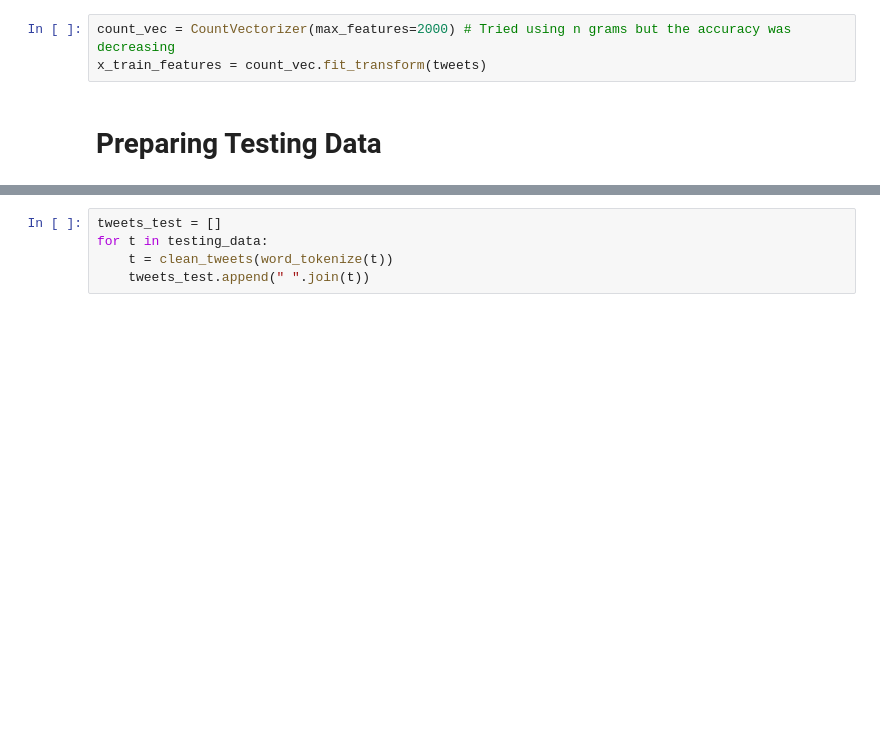
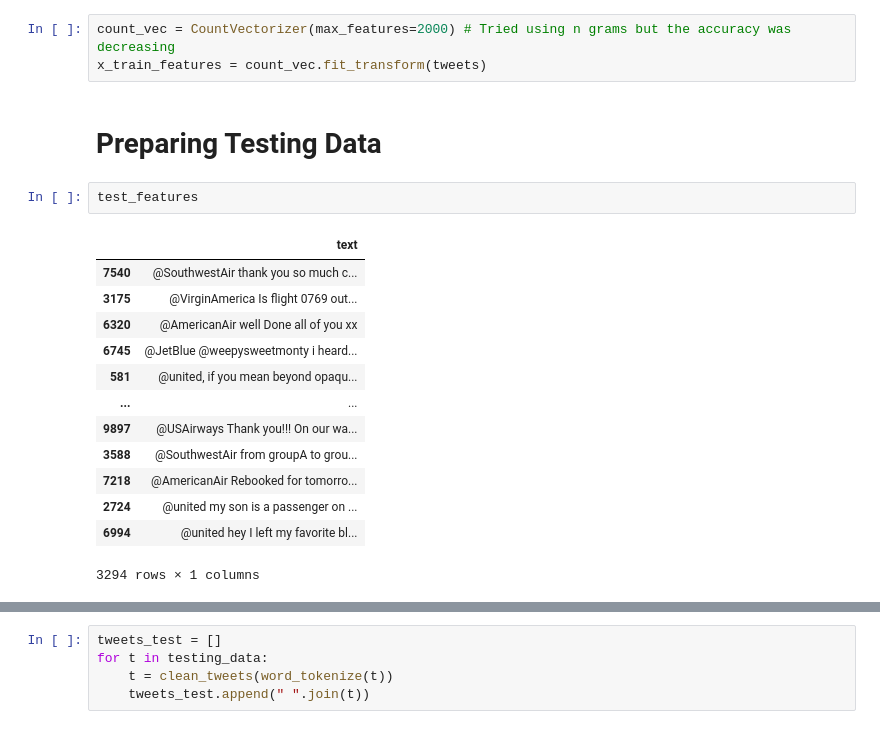
Before and after one commit to prateekk0810/Twitter-Sentiment-Analysis-on-Airlines-Dataset, a Jupyter notebook: Twitter Sentiment Analysis New.ipynb, the cells around one changed output, grey strips where cells are left out. Drawn from its saved outputs; the diff is of its cells as text; blank space fills up the shorter version.

```diff
--- a/Twitter Sentiment Analysis New.ipynb
+++ b/Twitter Sentiment Analysis New.ipynb
@@ -78,4 +162,20 @@ count_vec = CountVectorizer(max_features=2000) # Tried using n grams but the acc
 x_train_features = count_vec.fit_transform(tweets)
 # %% [markdown]
 # Preparing Testing Data
+# %%
+test_features
+# %% [output]
+|  | text |
+| 7540 | @SouthwestAir thank you so much c... |
+| 3175 | @VirginAmerica Is flight 0769 out... |
+| 6320 | @AmericanAir well Done all of you xx |
+| 6745 | @JetBlue @weepysweetmonty i heard... |
+| 581 | @united, if you mean beyond opaqu... |
+| ... | ... |
+| 9897 | @USAirways Thank you!!! On our wa... |
+| 3588 | @SouthwestAir from groupA to grou... |
+| 7218 | @AmericanAir Rebooked for tomorro... |
+| 2724 | @united my son is a passenger on ... |
+| 6994 | @united hey I left my favorite bl... |
+3294 rows × 1 columns
 # %%
```
Also changed, not shown: parts of 19 cells of this notebook.
